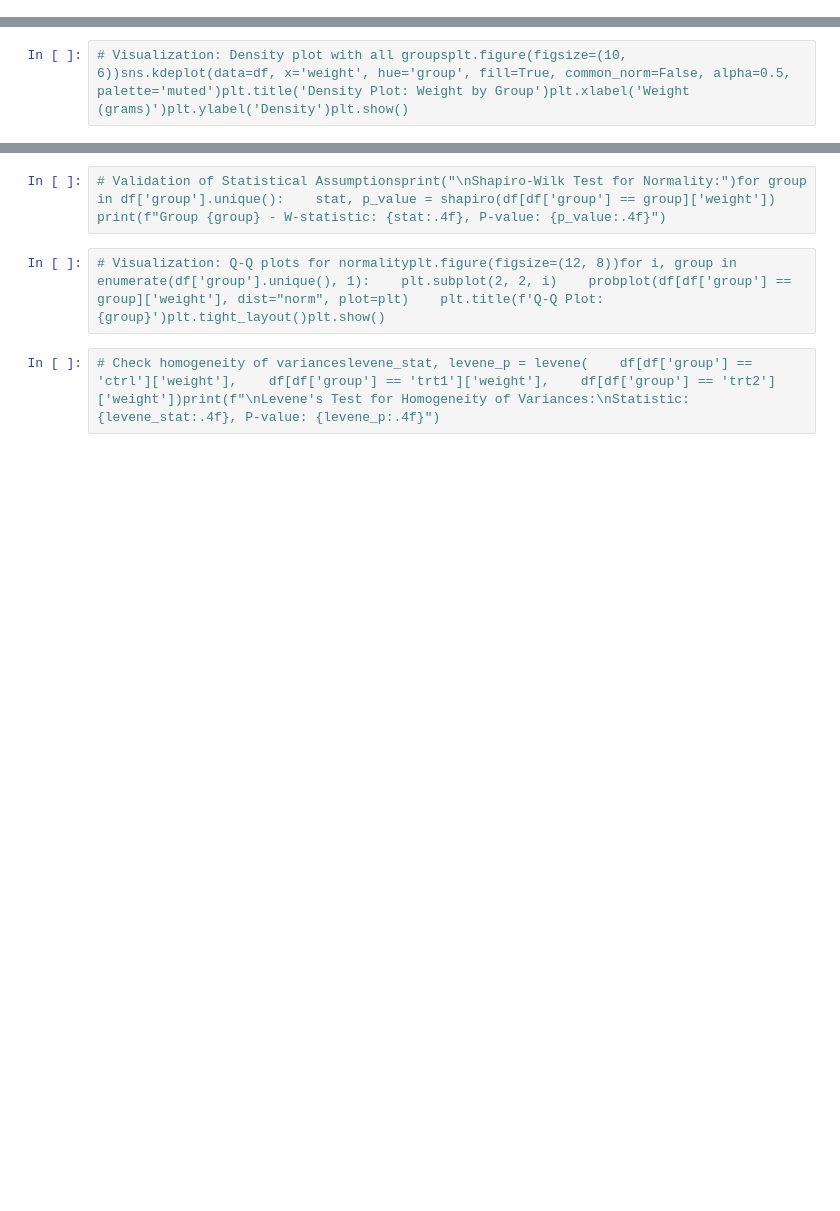
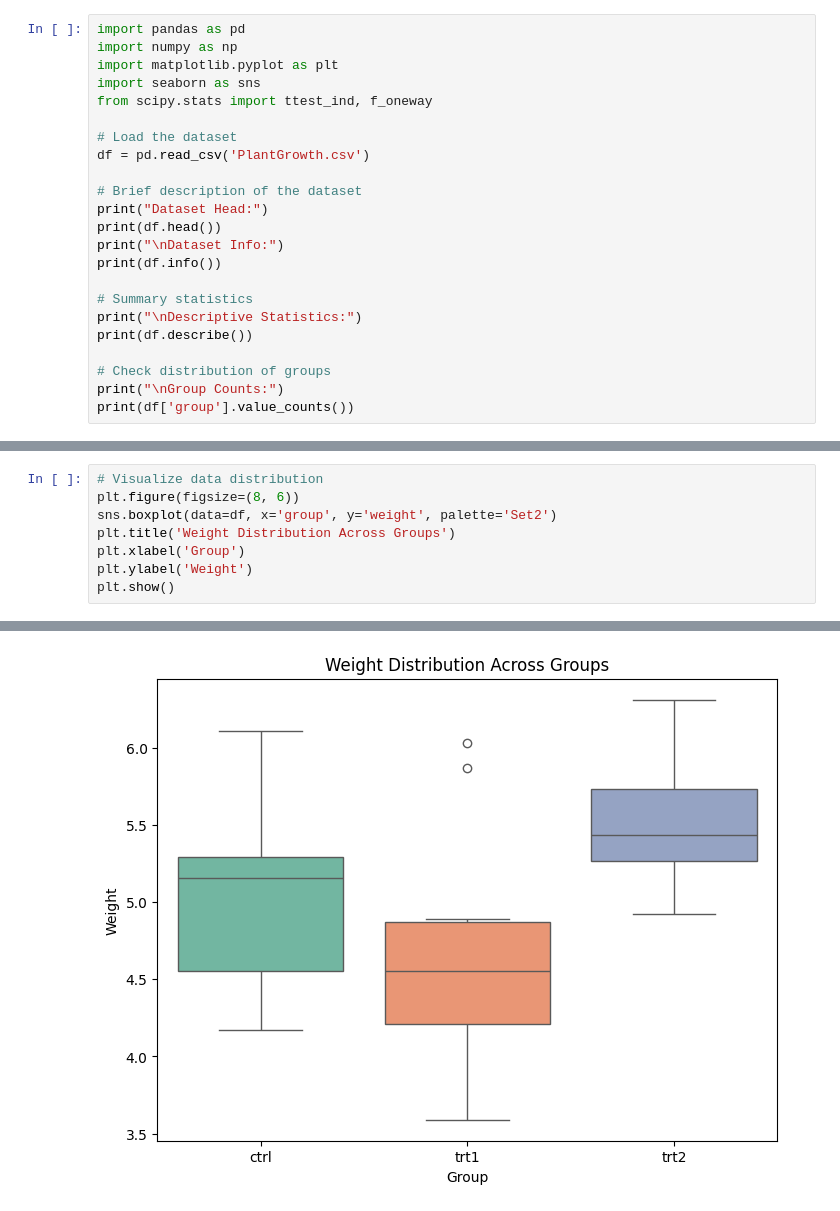
Before and after one commit to benjanning/applied_statistics, a Jupyter notebook: project.ipynb, the cells around one changed output, grey strips where cells are left out. Saved outputs shown, nothing was run; the diff lists cells and outputs as text; blank space fills up the shorter version.

```diff
--- a/project.ipynb
+++ b/project.ipynb
@@ -6,0 +9,23 @@ import pandas as pdimport numpy as npimport matplotlib.pyplot as pltimport seabo
+# %%
+import pandas as pd
+import numpy as np
+import matplotlib.pyplot as plt
+import seaborn as sns
+from scipy.stats import ttest_ind, f_oneway
+
+# Load the dataset
+df = pd.read_csv('PlantGrowth.csv')
+
+# Brief description of the dataset
+print("Dataset Head:")
+print(df.head())
+print("\nDataset Info:")
+print(df.info())
+
+# Summary statistics
+print("\nDescriptive Statistics:")
+print(df.describe())
+
+# Check distribution of groups
+print("\nGroup Counts:")
+print(df['group'].value_counts())
@@ -7,2 +52,9 @@ import pandas as pdimport numpy as npimport matplotlib.pyplot as pltimport seabo
 # %%
-# Visualization: Density plot with all groupsplt.figure(figsize=(10, 6))sns.kdeplot(data=df, x='weight', hue='group', fill=True, common_norm=False, alpha=0.5, palette='muted')plt.title('Density Plot: Weight by Group')plt.xlabel('Weight (grams)')plt.ylabel('Density')plt.show()
+# Visualize data distribution
+plt.figure(figsize=(8, 6))
+sns.boxplot(data=df, x='group', y='weight', palette='Set2')
+plt.title('Weight Distribution Across Groups')
+plt.xlabel('Group')
+plt.ylabel('Weight')
+plt.show()
+# %% [output]
@@ -9,6 +64 @@ import pandas as pdimport numpy as npimport matplotlib.pyplot as pltimport seabo
+[figure, added]
-# %%
-# Validation of Statistical Assumptionsprint("\nShapiro-Wilk Test for Normality:")for group in df['group'].unique():    stat, p_value = shapiro(df[df['group'] == group]['weight'])    print(f"Group {group} - W-statistic: {stat:.4f}, P-value: {p_value:.4f}")
-# %%
-# Visualization: Q-Q plots for normalityplt.figure(figsize=(12, 8))for i, group in enumerate(df['group'].unique(), 1):    plt.subplot(2, 2, i)    probplot(df[df['group'] == group]['weight'], dist="norm", plot=plt)    plt.title(f'Q-Q Plot: {group}')plt.tight_layout()plt.show()
-# %%
-# Check homogeneity of varianceslevene_stat, levene_p = levene(    df[df['group'] == 'ctrl']['weight'],    df[df['group'] == 'trt1']['weight'],    df[df['group'] == 'trt2']['weight'])print(f"\nLevene's Test for Homogeneity of Variances:\nStatistic: {levene_stat:.4f}, P-value: {levene_p:.4f}")
```
Also changed, not shown: parts of 25 cells of this notebook.
